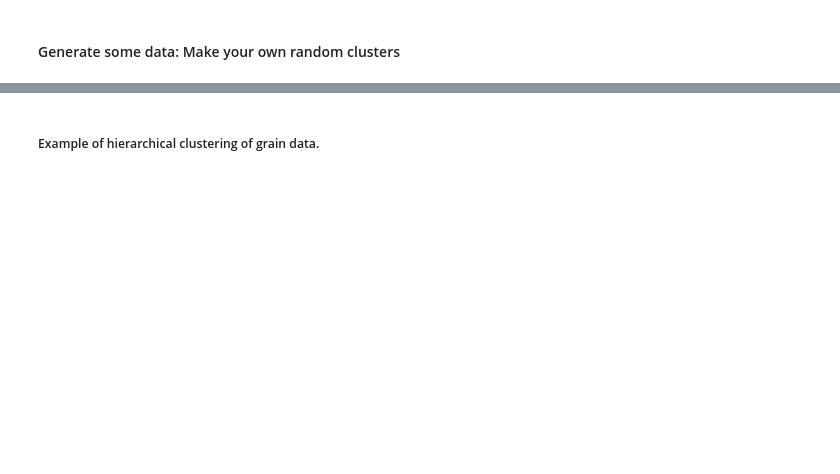
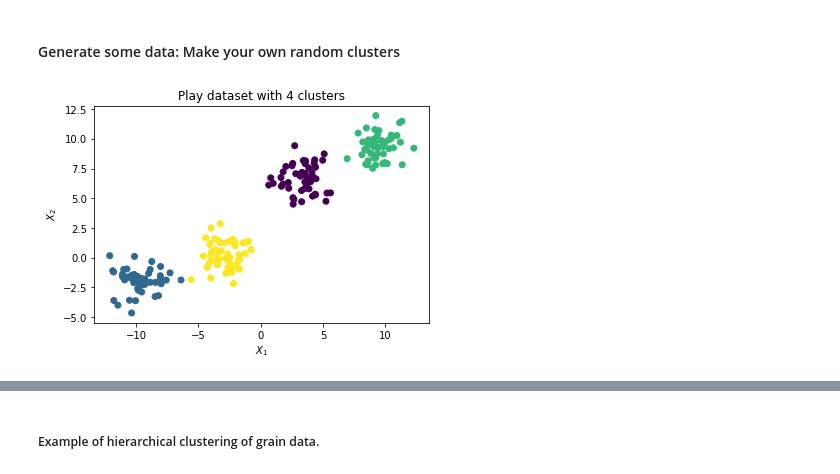
Before and after one commit to carharDBG/course_intro_to_ml, a Jupyter notebook: notebooks/3_unsupervised_learning.ipynb, the cells around one changed output, grey strips where cells are left out. Saved outputs shown, nothing was run; the diff lists cells and outputs as text; code cells hidden in the pictures; blank space fills up the shorter version.

```diff
--- a/notebooks/3_unsupervised_learning.ipynb
+++ b/notebooks/3_unsupervised_learning.ipynb
@@ -124,16 +119,22 @@ There are several types of clustering. We'll explore two of the most common form
 # %%
 # import libraries
 from sklearn.datasets import make_blobs
 import numpy as np
 import matplotlib.pyplot as plt
 %matplotlib inline
 
 # create blobs
-true_clusters = 4
-data = make_blobs(n_samples=200, n_features=2, centers=true_clusters, cluster_std=1.1)
+n_true_clusters = 4
+data = make_blobs(n_samples=200, n_features=2, centers=n_true_clusters, cluster_std=1.1)
 
 X, y = data[0],  data[1]
 
 # create scatter plot
-plt.scatter(X[:,0], X[:,1], c=y, edgecolor="b")
+plt.scatter(X[:,0], X[:,1], c=y, edgecolor=None)
+plt.xlabel("$X_1$")
+plt.ylabel("$X_2$")
+plt.title("Play dataset with {} clusters".format(n_true_clusters))
+plt.show()
+# %% [output]
+[figure, added]
 # %% [markdown]
```
Also changed, not shown: parts of 34 cells of this notebook, 9 other files.
